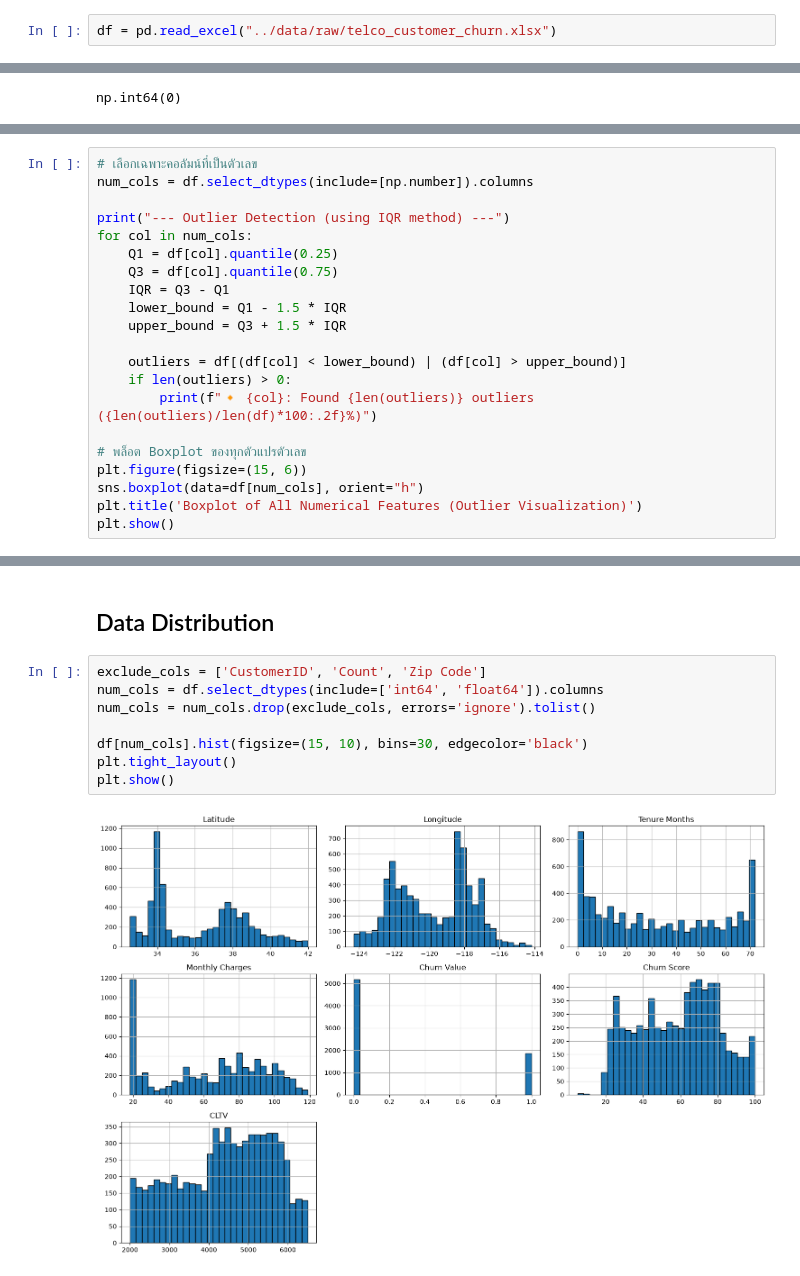
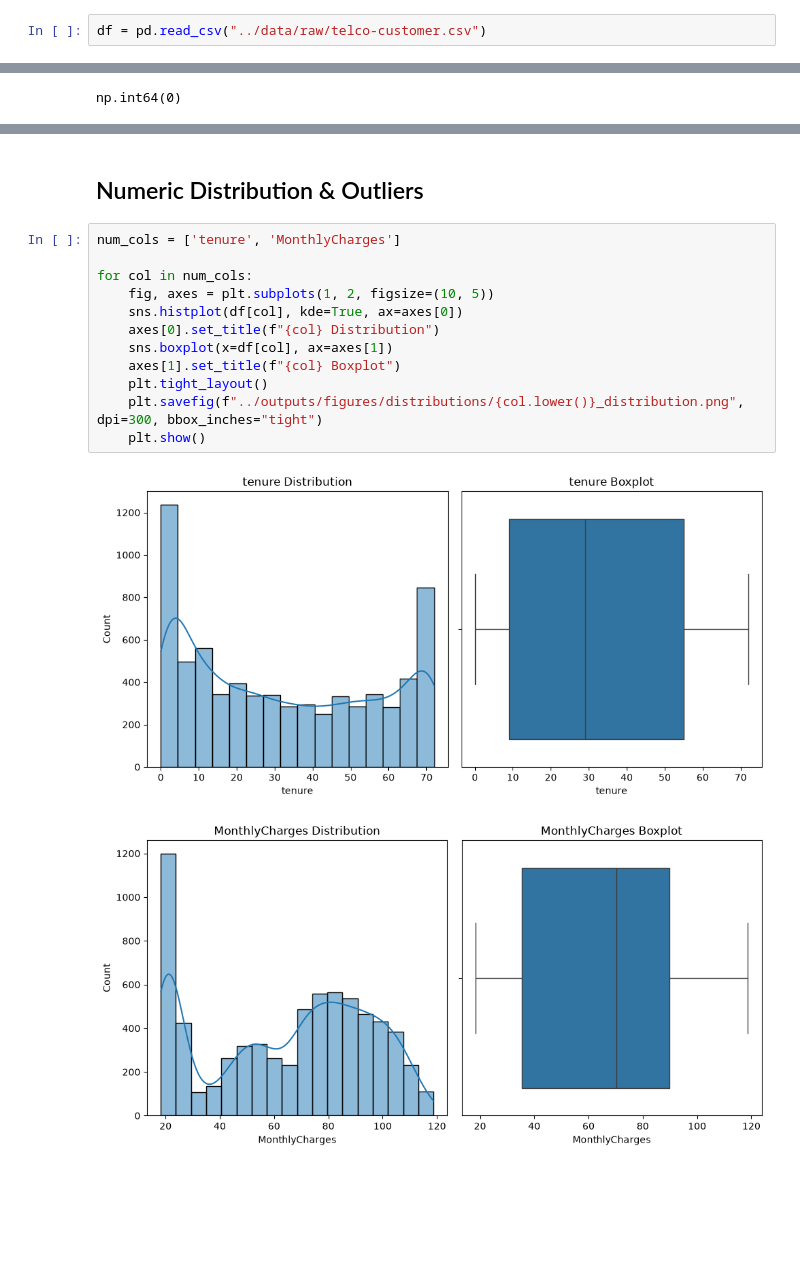
Before and after one commit to KrissadaSrisuwan/customer-churn-prediction, a Jupyter notebook: notebooks/01_eda.ipynb, the cells around one changed output, grey strips where cells are left out. Cells and saved outputs as stored; diff of their text form; blank space fills up the shorter version.

```diff
--- a/notebooks/01_eda.ipynb
+++ b/notebooks/01_eda.ipynb
@@ -10,7 +8,7 @@ import openpyxl
 # %% [markdown]
 ## Load Data
 # %%
-df = pd.read_excel("../data/raw/telco_customer_churn.xlsx")
+df = pd.read_csv("../data/raw/telco-customer.csv")
 # %% [markdown]
 ## Data Overview
 # %%
@@ -108,21 +160,0 @@ np.int64(0)
-# %%
-# เลือกเฉพาะคอลัมน์ที่เป็นตัวเลข
-num_cols = df.select_dtypes(include=[np.number]).columns
-
-print("--- Outlier Detection (using IQR method) ---")
-for col in num_cols:
-    Q1 = df[col].quantile(0.25)
-    Q3 = df[col].quantile(0.75)
-    IQR = Q3 - Q1
-    lower_bound = Q1 - 1.5 * IQR
-    upper_bound = Q3 + 1.5 * IQR
-
-    outliers = df[(df[col] < lower_bound) | (df[col] > upper_bound)]
-    if len(outliers) > 0:
-        print(f"🔸 {col}: Found {len(outliers)} outliers ({len(outliers)/len(df)*100:.2f}%)")
-
-# พล็อต Boxplot ของทุกตัวแปรตัวเลข
-plt.figure(figsize=(15, 6))
-sns.boxplot(data=df[num_cols], orient="h")
-plt.title('Boxplot of All Numerical Features (Outlier Visualization)')
-plt.show()
@@ -132,12 +161,17 @@ plt.show()
 # %% [markdown]
-## Data Distribution
+## Numeric Distribution & Outliers
 # %%
-exclude_cols = ['CustomerID', 'Count', 'Zip Code']
-num_cols = df.select_dtypes(include=['int64', 'float64']).columns
-num_cols = num_cols.drop(exclude_cols, errors='ignore').tolist()
+num_cols = ['tenure', 'MonthlyCharges']
 
-df[num_cols].hist(figsize=(15, 10), bins=30, edgecolor='black')
-plt.tight_layout()
-plt.show()
+for col in num_cols:
+    fig, axes = plt.subplots(1, 2, figsize=(10, 5))
+    sns.histplot(df[col], kde=True, ax=axes[0])
+    axes[0].set_title(f"{col} Distribution")
+    sns.boxplot(x=df[col], ax=axes[1])
+    axes[1].set_title(f"{col} Boxplot")
+    plt.tight_layout()
+    plt.savefig(f"../outputs/figures/distributions/{col.lower()}_distribution.png", dpi=300, bbox_inches="tight")
+    plt.show()
 # %% [output]
-[figure, old version]
+[figure, new version]
+[figure, added]
```
Also changed, not shown: parts of 29 cells of this notebook.
